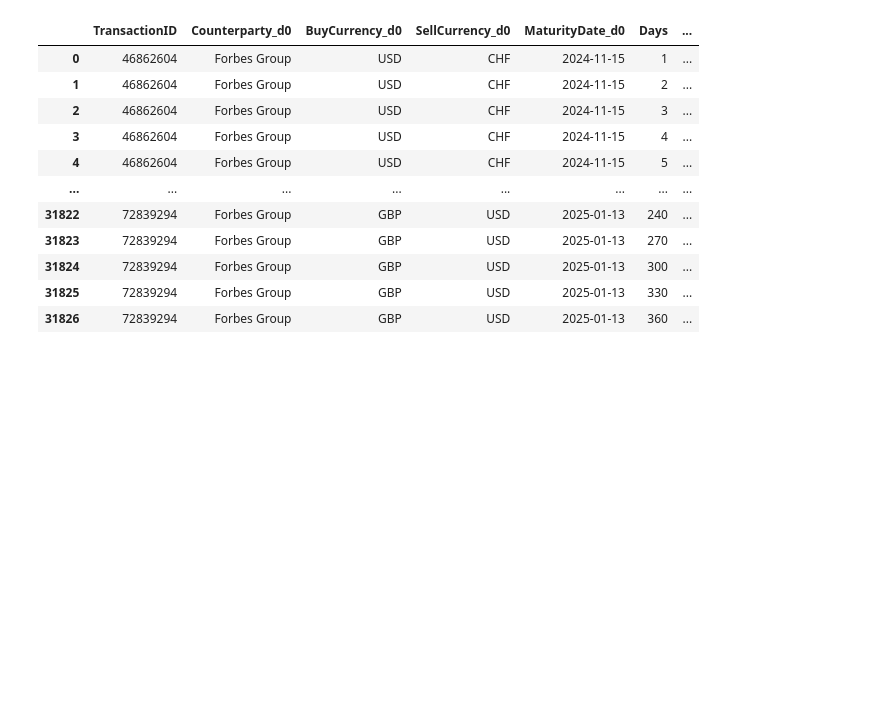
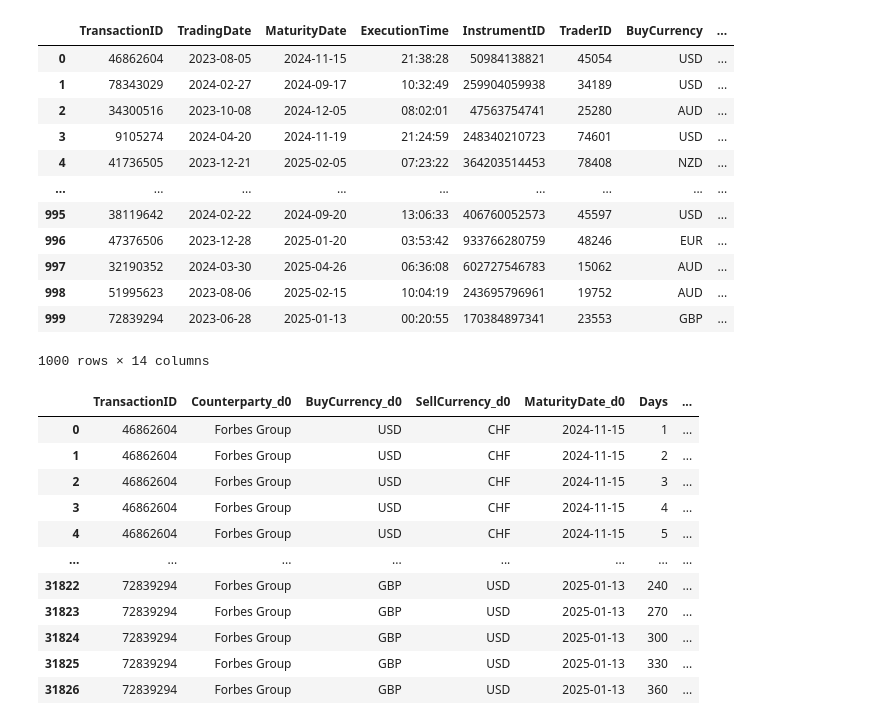
Before and after one commit to bwrob/panda-quant, a Jupyter notebook: llm-ideas/Day2Day.ipynb, the cells around one changed output. Saved outputs shown, nothing was run; the diff lists cells and outputs as text; code cells hidden in the pictures; blank space fills up the shorter version.

```diff
--- a/llm-ideas/Day2Day.ipynb
+++ b/llm-ideas/Day2Day.ipynb
@@ -56,6 +56,22 @@ def generate_transactions(n=100):
 # Usage
 data = generate_transactions(1000)  # generate 10,000 transactions
 transactions_df = pd.DataFrame(data)
+# %%
+transactions_df
+# %% [output]
+|  | TransactionID | TradingDate | MaturityDate | ExecutionTime | InstrumentID | TraderID | BuyCurrency | ... |
+| 0 | 46862604 | 2023-08-05 | 2024-11-15 | 21:38:28 | 50984138821 | 45054 | USD | ... |
+| 1 | 78343029 | 2024-02-27 | 2024-09-17 | 10:32:49 | 259904059938 | 34189 | USD | ... |
+| 2 | 34300516 | 2023-10-08 | 2024-12-05 | 08:02:01 | 47563754741 | 25280 | AUD | ... |
+| 3 | 9105274 | 2024-04-20 | 2024-11-19 | 21:24:59 | 248340210723 | 74601 | USD | ... |
+| 4 | 41736505 | 2023-12-21 | 2025-02-05 | 07:23:22 | 364203514453 | 78408 | NZD | ... |
+| ... | ... | ... | ... | ... | ... | ... | ... | ... |
+| 995 | 38119642 | 2024-02-22 | 2024-09-20 | 13:06:33 | 406760052573 | 45597 | USD | ... |
+| 996 | 47376506 | 2023-12-28 | 2025-01-20 | 03:53:42 | 933766280759 | 48246 | EUR | ... |
+| 997 | 32190352 | 2024-03-30 | 2025-04-26 | 06:36:08 | 602727546783 | 15062 | AUD | ... |
+| 998 | 51995623 | 2023-08-06 | 2025-02-15 | 10:04:19 | 243695796961 | 19752 | AUD | ... |
+| 999 | 72839294 | 2023-06-28 | 2025-01-13 | 00:20:55 | 170384897341 | 23553 | GBP | ... |
+1000 rows × 14 columns
 # %%
 import pandas as pd
 from datetime import datetime, timedelta
```
Also changed, not shown: parts of 3 cells of this notebook.
